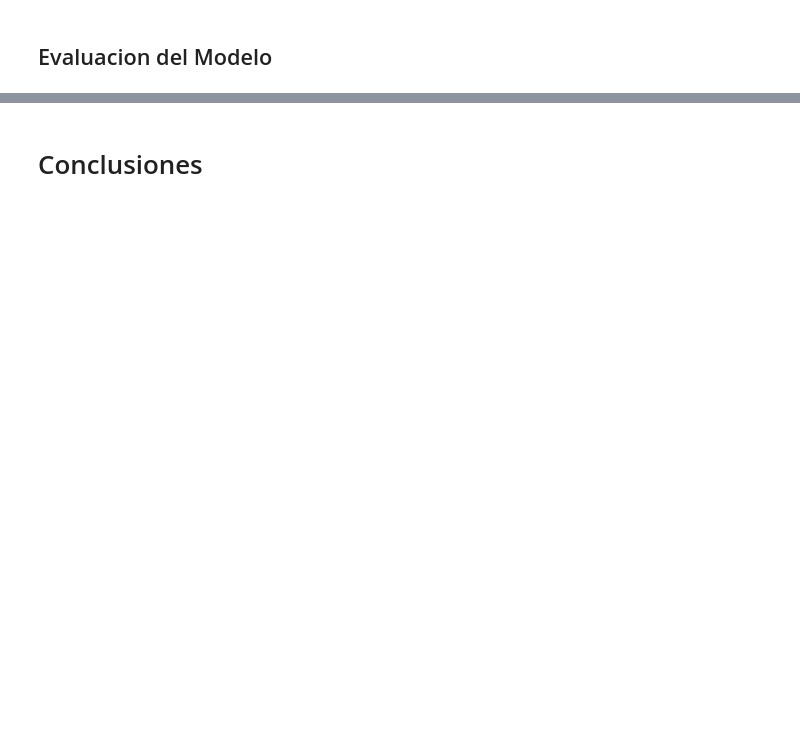
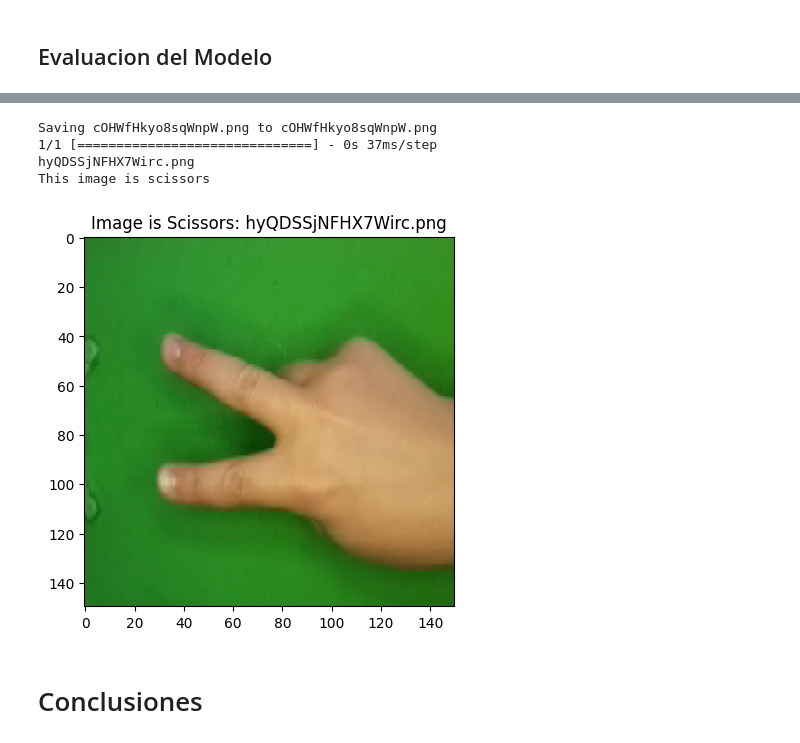
Before and after one commit to DCI-alxogm/ml2023-DPM2310, a Jupyter notebook: ProyectoFinal/ProyectoFinal_ML.ipynb, the cells around one changed output, grey strips where cells are left out. Cells and saved outputs as stored; diff of their text form; code cells hidden in the pictures; blank space fills up the shorter version.

```diff
--- a/ProyectoFinal/ProyectoFinal_ML.ipynb
+++ b/ProyectoFinal/ProyectoFinal_ML.ipynb
@@ -443,0 +616,25 @@ Analizando de forma detallada capa por capa de nuestra CNN tenemos que:
+# %%
+# Probamos con otra imagen.
+
+uploaded = files.upload()
+
+path = fn
+img = image.load_img(path, target_size =(150,150))
+imgplot = plt.imshow(img)
+x = image.img_to_array(img)
+x = np.expand_dims(x, axis=0)
+images = np.vstack([x])
+
+classes = arquitectura.predict(images, batch_size=4)
+
+print(fn)
+if classes[0,0]!=0:
+  print('This image is paper')
+  plt.title("Image is paper: " + fn)
+elif classes[0,1]!=0:
+  print('This image is rock')
+  plt.title("Image is Rock: " + fn )
+else:
+  print('This image is scissors')
+  plt.title("Image is Scissors: " + fn ,)
+# %% [output]
@@ -444,2 +642,7 @@ Analizando de forma detallada capa por capa de nuestra CNN tenemos que:
+Saving cOHWfHkyo8sqWnpW.png to cOHWfHkyo8sqWnpW.png
+1/1 [==============================] - 0s 37ms/step
+hyQDSSjNFHX7Wirc.png
+This image is scissors
+[figure, added]
 # %% [markdown]
 # Conclusiones <a name="conclsuiones"></a>
```
Also changed, not shown: parts of 28 cells of this notebook.
